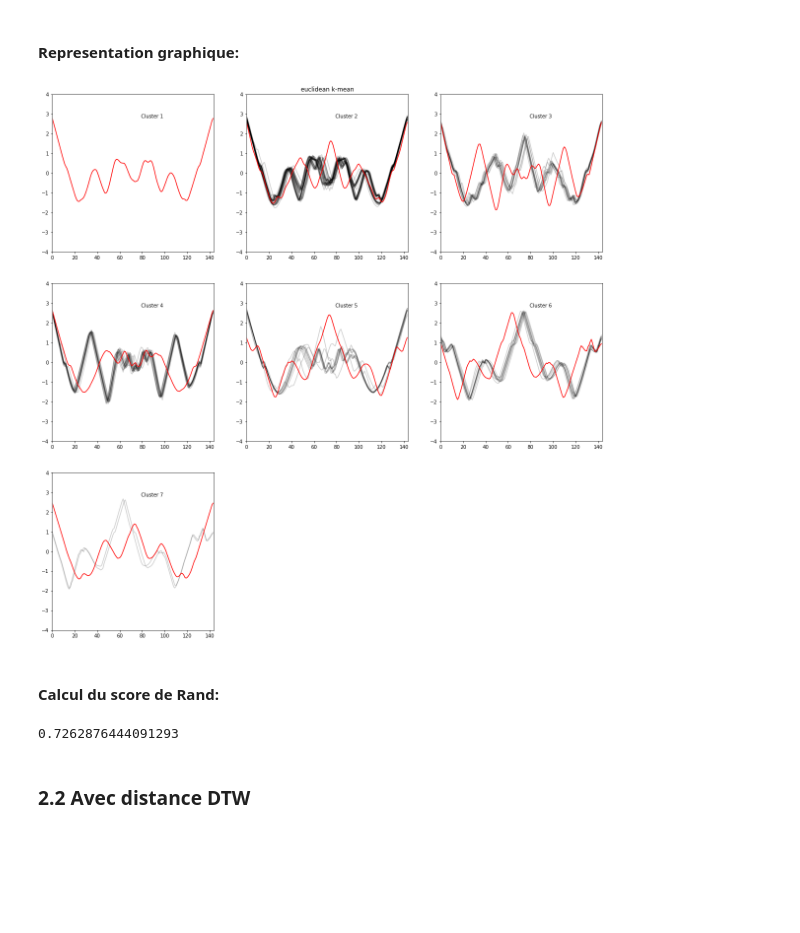
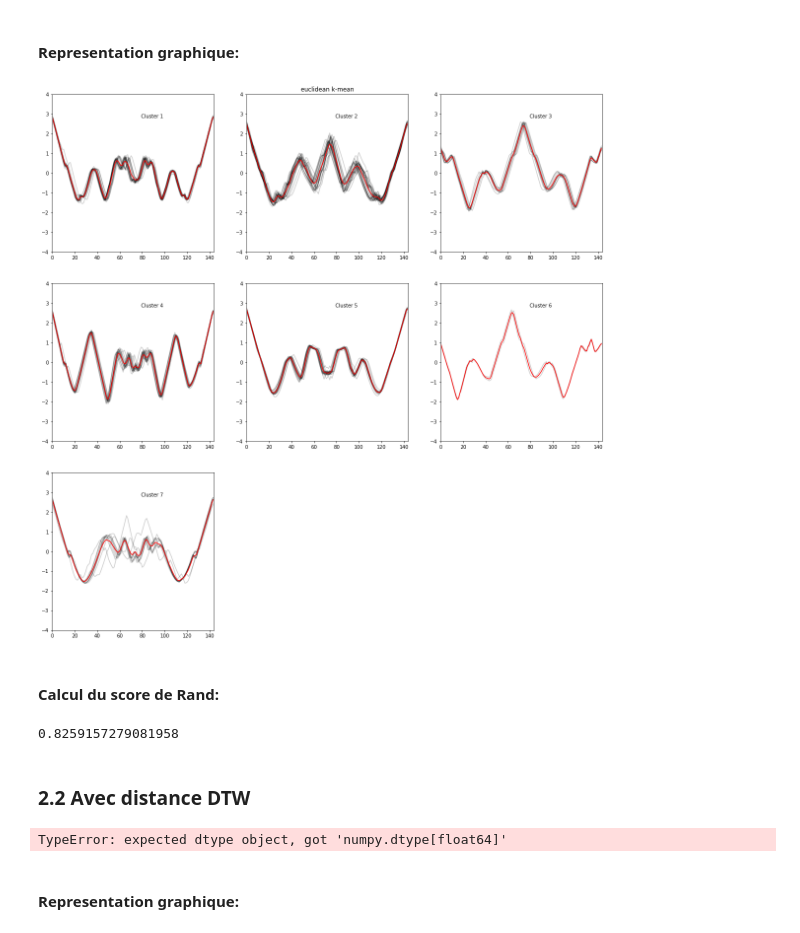
Before and after one commit to TommasoBarberis/Decouverte-de-connaissances-dans-les-donnees, a Jupyter notebook: TP_DTW/clustering_time-series.ipynb, the cells around one changed output. Saved outputs shown, nothing was run; the diff lists cells and outputs as text; code cells hidden in the pictures; blank space fills up the shorter version.

```diff
--- a/TP_DTW/clustering_time-series.ipynb
+++ b/TP_DTW/clustering_time-series.ipynb
@@ -88,9 +77,9 @@ plt.show()
 # %% [markdown]
 #### Calcul du score de Rand pour estimer la correspondance entre les clusters créés et les classes initiales:
 # %%
-clust = list(fcluster(linked, num_group, criterion='maxclust')) # assignation des séries temporelles aux 7 clusters correspondant aux 7 classes
+clust_eucl = list(fcluster(linked_eucl, num_group, criterion='maxclust')) # assignation des séries temporelles aux 7 clusters correspondant aux 7 classes
 
-adjusted_rand_score(clust, group)
+adjusted_rand_score(clust_eucl, group)
 # %% [output]
 0.6225499730650536
 # %% [markdown]
@@ -122,8 +112,8 @@ plt.show()
 # %% [markdown]
 #### Calcul du score de Rand pour estimer la correspondance entre les clusters créés et les classes initiales:
 # %%
-clust = list(fcluster(linked, num_group, criterion='maxclust')) # assignation des séries temporelles aux 7 clusters correspondant aux 7 classes
+clust_dtw = list(fcluster(linked_dtw, num_group, criterion='maxclust')) # assignation des séries temporelles aux 7 clusters correspondant aux 7 classes
 
-adjusted_rand_score(clust, group)
+adjusted_rand_score(clust_dtw, group)
 # %% [output]
 0.8572988458807934
@@ -130,15 +124,20 @@ adjusted_rand_score(clust, group)
 # %% [markdown]
 ## 2. Clustering avec k-means
 # %%
-def kmean_plot(num_group, time_series, title):
+def kmean_plot(label, num_group, time_series, title):
+    """
+    Fonction qui permet de répresenter les séries temporelles regroupées par cluster.
+    """
+
     plt.figure(figsize=(20,20))
 
     for clust in range(num_group):
 
         plt.subplot(3, 3, clust + 1)
-        for serie in time_series[label == clust]:
 
+        for serie in time_series[label == clust+1]:
             plt.plot(serie.ravel(), "k-", alpha=.2)
+
         plt.plot(model.cluster_centers_[clust].ravel(), "r-")
         plt.xlim(0, time_series.shape[1])
         plt.ylim(-4, 4)
@@ -151,23 +156,26 @@ def kmean_plot(num_group, time_series, title):
 # %%
 from tslearn.clustering import TimeSeriesKMeans
 
-model = TimeSeriesKMeans(n_clusters=num_group, metric="euclidean")
-label = model.fit_predict(time_series) + 1
+model_eucl = TimeSeriesKMeans(n_clusters=num_group, metric="euclidean")
+label_eucl = model_eucl.fit_predict(time_series) + 1
 # %% [markdown]
 #### Representation graphique:
 # %%
-kmean_plot(num_group, time_series, "euclidean k-mean")
+kmean_plot(label, num_group, time_series, "euclidean k-mean")
 # %% [output]
-[figure, old version]
+[figure, new version]
 # %% [markdown]
 #### Calcul du score de Rand:
 # %%
-adjusted_rand_score(label, group)
+adjusted_rand_score(label_eucl, group)
 # %% [output]
-0.7262876444091293
+0.8259157279081958
 # %% [markdown]
 ### 2.2 Avec distance DTW
 # %%
-model = TimeSeriesKMeans(n_clusters=num_group, metric="dtw")
-
-label = model.fit_predict(time_series)
+model_dtw = TimeSeriesKMeans(n_clusters=num_group, metric="dtw")
+label_dtw = model_dtw.fit_predict(time_series)
+# %% [output]
+TypeError: expected dtype object, got 'numpy.dtype[float64]'
+# %% [markdown]
+#### Representation graphique:
```
Also changed, not shown: parts of 10 cells of this notebook.
